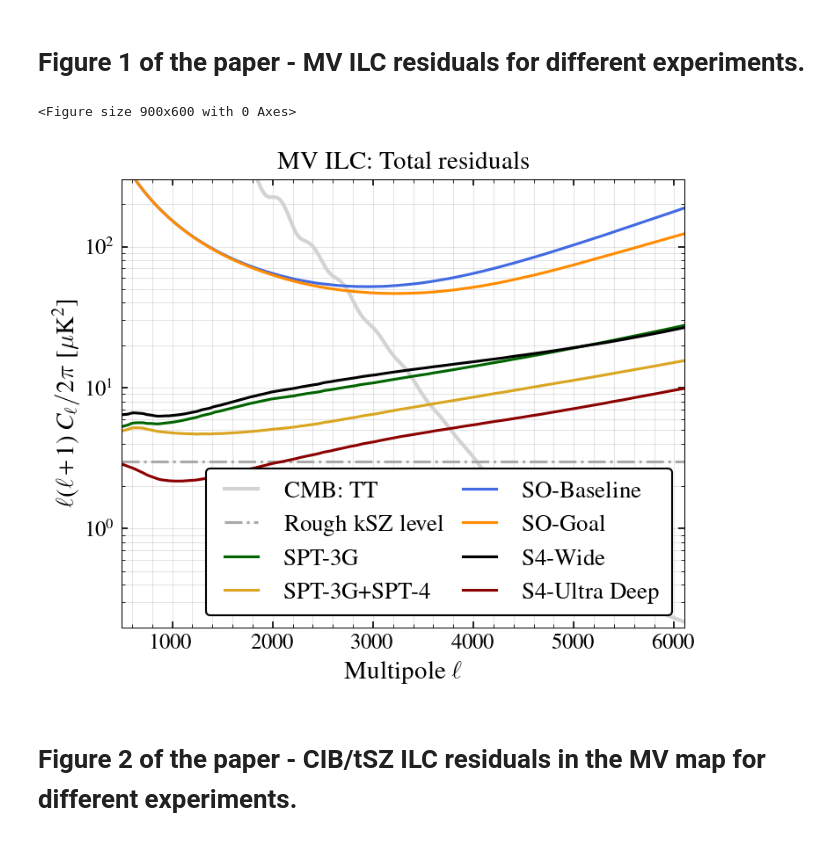
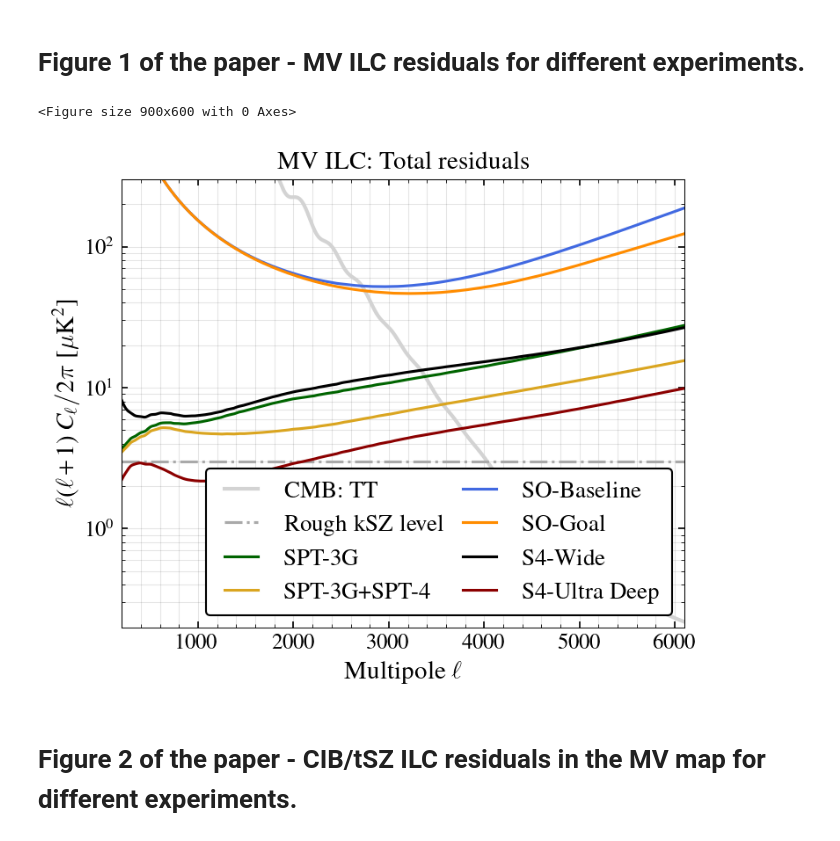
Before and after one commit to sriniraghunathan/cross_ilc_methods_paper, a Jupyter notebook: make_paper_plots.ipynb, the cells around one changed output. Cells and saved outputs as stored; diff of their text form; code cells hidden in the pictures.

```diff
--- a/make_paper_plots.ipynb
+++ b/make_paper_plots.ipynb
@@ -163,35 +163,35 @@ for expname in exparr: #total_ilc_residuals_dict:
 #title
 title_str = r'%s ILC: Total residuals' %(ilc_keyname_dict[reqd_ilc_keyname])
 title(title_str, fontsize = fsval)
 
 #legend
 legend(loc = 4, fontsize = fsval-1, ncol = 2, columnspacing = .5, framealpha=1.)#, handlelength = 1.5)
 
 #labels
 xlabel(r'Multipole $\ell$', fontsize = fsval)
 #ylabel(r'D$_{\ell}$ [$\mu$K$^{2}$]', fontsize = fsval)
 ylabel(r'$\ell(\ell+1)\ C_{\ell} / 2\pi$ [$\mu$K$^{2}$]', fontsize = fsval)
 fn_format_axis(ax,fsval-2,fsval-2)
 
 #limits
 #xmin, xmax = 1000., 5000.
 #ymin, ymax = 0.5, 50.
-xmin, xmax = 500., 6100.
+xmin, xmax = 200., 6100.
 ymin, ymax = .2, 300.
 xlim(xmin, xmax); ylim(ymin, ymax)
 
 #grid
 #grid(which = 'major', axis = 'both', lw = 0.1, color = 'black')
 #grid(which = 'minor', axis = 'both', lw = 0.05, color = 'black')
 grid(True, which='both', axis = 'both', lw = 0.5, alpha = 0.1)
 
 #save
 plname = 'plots/ilc_residuals_mv.pdf'
 savefig(plname, dpi = 200.)
 show()
 # %% [output]
 <Figure size 900x600 with 0 Axes>
-[figure, old version]
+[figure, new version]
 # %% [markdown]
 # Figure 2 of the paper - CIB/tSZ ILC residuals in the MV map for different experiments.
 # %%
```
Also changed, not shown: parts of 16 cells of this notebook, 15 other files.
